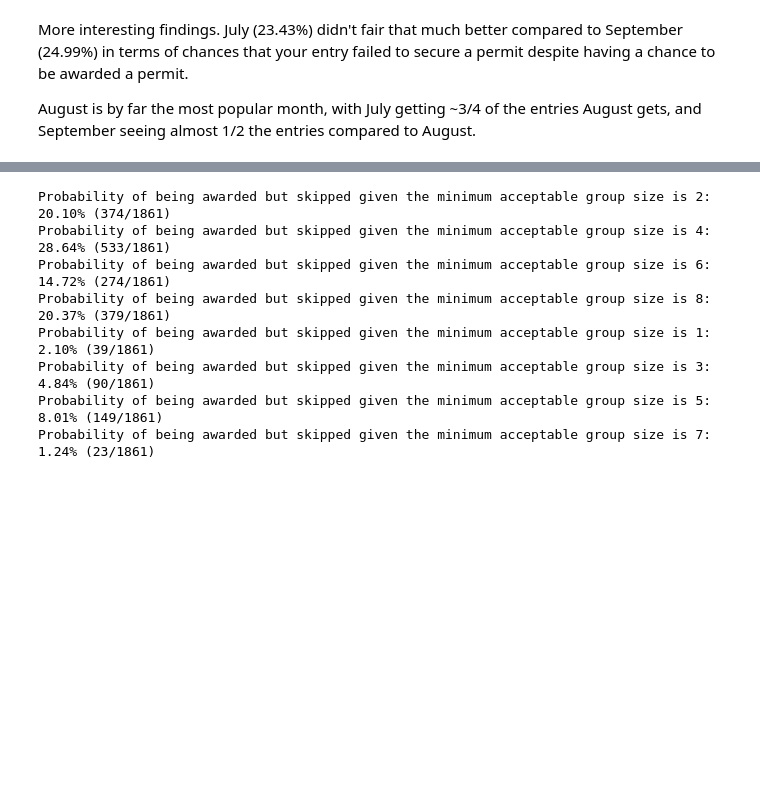
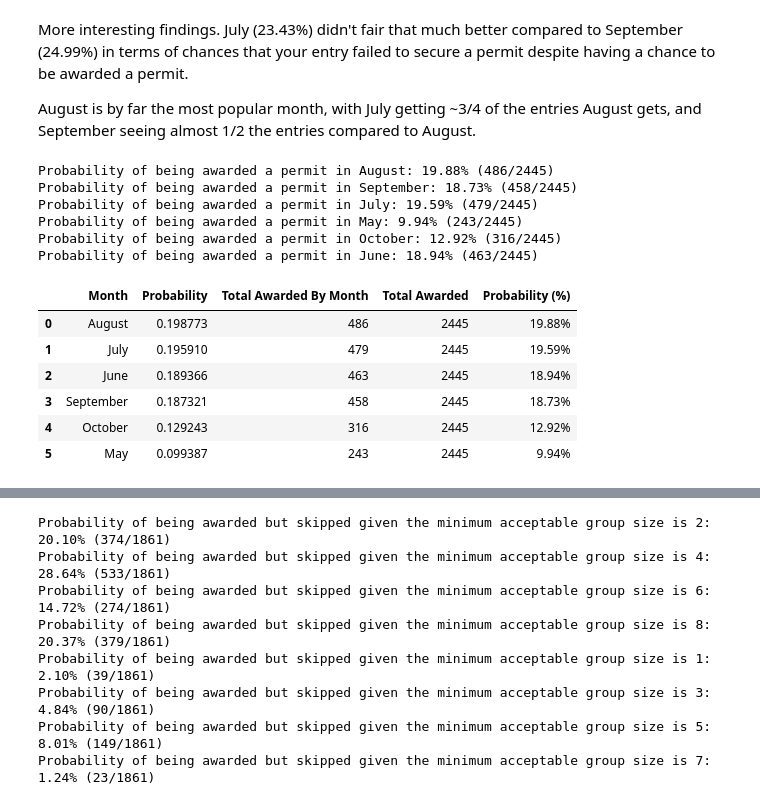
Before and after one commit to jarrett-retz-tech-services/enchantments_lottery, a Jupyter notebook: analysis.ipynb, the cells around one changed output, grey strips where cells are left out. Saved outputs shown, nothing was run; the diff lists cells and outputs as text; code cells hidden in the pictures; blank space fills up the shorter version.

```diff
--- a/analysis.ipynb
+++ b/analysis.ipynb
@@ -771,3 +771,61 @@ Probability of being awarded but skipped given the month is June: 12.20% (227/18
 More interesting findings. July (23.43%) didn't fair that much better compared to September (24.99%) in terms of chances that your entry failed to secure a permit despite having a chance to be awarded a permit.
 
 August is by far the most popular month, with July getting ~3/4 of the entries August gets, and September seeing almost 1/2 the entries compared to August.
+# %%
+# Get total awarded by month
+split_awarded = df_split[(df_split["awarded"] == True)]
+
+prob_split_month = []
+
+# Loop over the group sizes on Sunday in August and see who did the best
+for month in months:
+    split_month_filter = split_awarded["preferred_entry_date_month"] == month
+
+    total_split_awarded = len(split_awarded)
+
+    split_month_awarded = split_awarded[split_month_filter]
+
+    total_split_month_awarded = len(split_month_awarded)
+
+    prob_split_awarded = total_split_month_awarded / total_split_awarded
+
+    print(
+        f"Probability of being awarded a permit in {month}: {prob_split_awarded:.2%} ({total_split_month_awarded}/{total_split_awarded})"
+    )
+
+    prob_split_month.append(
+        [
+            month,
+            prob_split_awarded,
+            total_split_month_awarded,
+            total_split_awarded,
+        ]
+    )
+
+# Create dataframe from list
+df_prob_split_month = zone_probabilities_to_crosstab(
+    prob_split_month,
+    [
+        "Month",
+        "Probability",
+        "Total Awarded By Month",
+        "Total Awarded",
+    ],
+)
+
+# Show crosstab of the new dataframe
+df_prob_split_month
+# %% [output]
+Probability of being awarded a permit in August: 19.88% (486/2445)
+Probability of being awarded a permit in September: 18.73% (458/2445)
+Probability of being awarded a permit in July: 19.59% (479/2445)
+Probability of being awarded a permit in May: 9.94% (243/2445)
+Probability of being awarded a permit in October: 12.92% (316/2445)
+Probability of being awarded a permit in June: 18.94% (463/2445)
+|  | Month | Probability | Total Awarded By Month | Total Awarded | Probability (%) |
+| 0 | August | 0.198773 | 486 | 2445 | 19.88% |
+| 1 | July | 0.195910 | 479 | 2445 | 19.59% |
+| 2 | June | 0.189366 | 463 | 2445 | 18.94% |
+| 3 | September | 0.187321 | 458 | 2445 | 18.73% |
+| 4 | October | 0.129243 | 316 | 2445 | 12.92% |
+| 5 | May | 0.099387 | 243 | 2445 | 9.94% |
```
Also changed, not shown: parts of 3 cells of this notebook.
